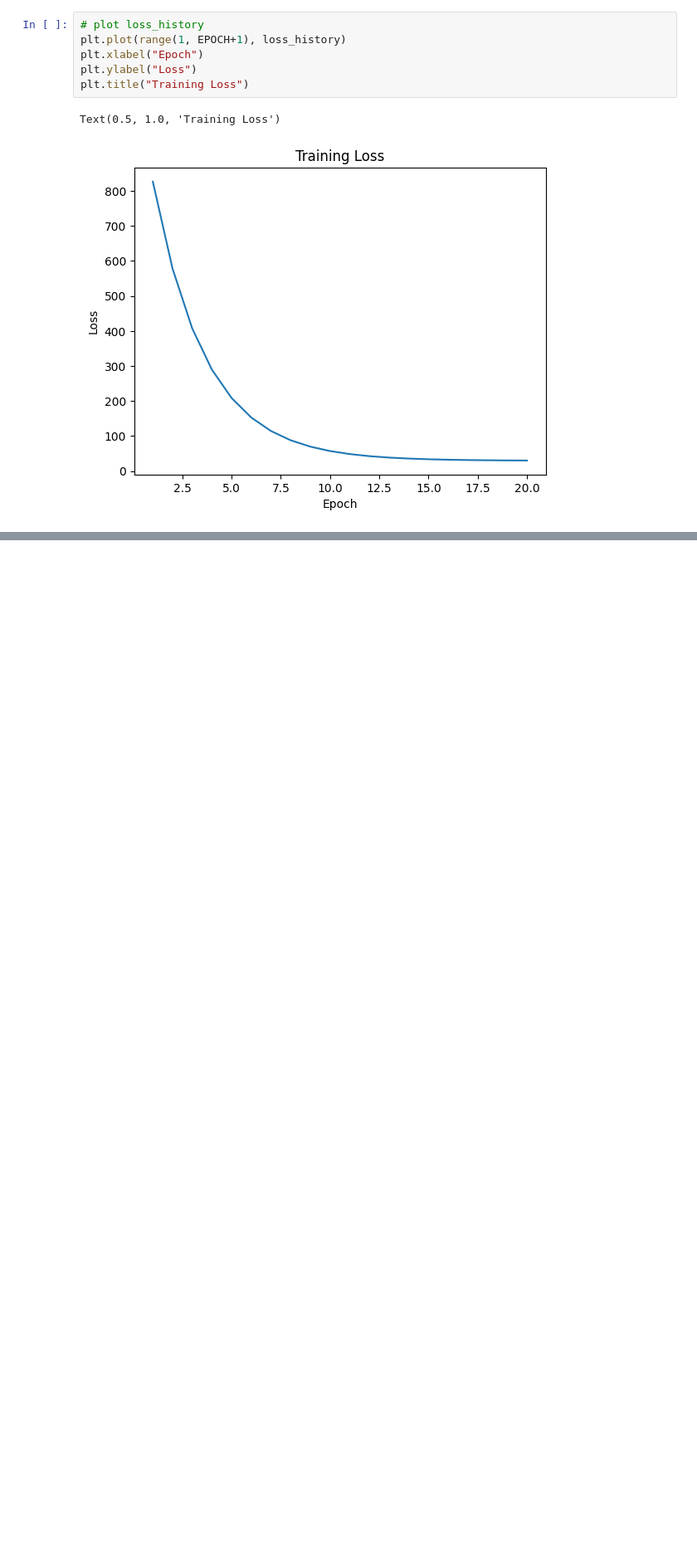
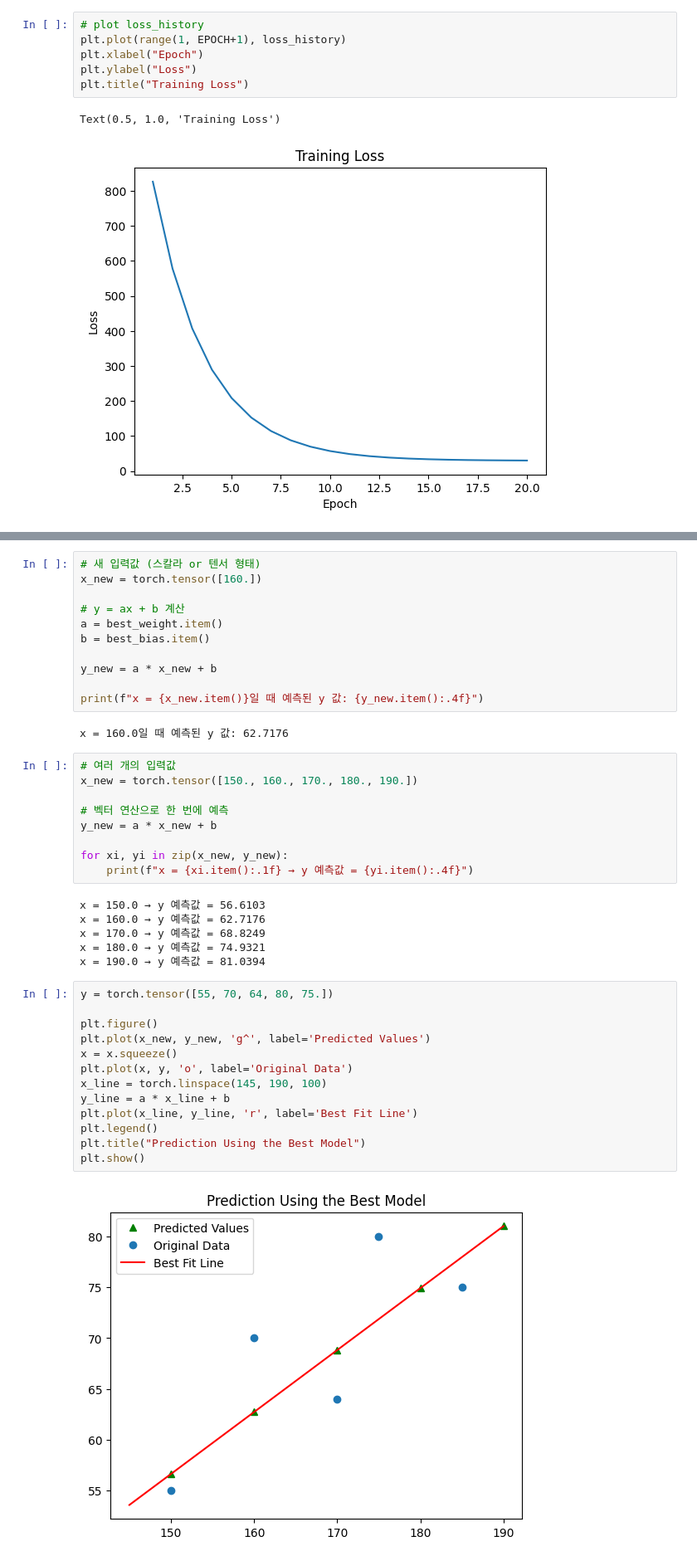
Before and after one commit to KKugi/Deep_learning_textbooks, a Jupyter notebook: Linear_regression.ipynb, the cells around one changed output, grey strips where cells are left out. Shown at 83% size. Saved outputs shown, nothing was run; the diff lists cells and outputs as text; blank space fills up the shorter version.

```diff
--- a/Linear_regression.ipynb
+++ b/Linear_regression.ipynb
@@ -268,0 +487,43 @@ Text(0.5, 1.0, 'Training Loss')
+# %%
+# 새 입력값 (스칼라 or 텐서 형태)
+x_new = torch.tensor([160.])
+
+# y = ax + b 계산
+a = best_weight.item()
+b = best_bias.item()
+
+y_new = a * x_new + b
+
+print(f"x = {x_new.item()}일 때 예측된 y 값: {y_new.item():.4f}")
+# %% [output]
+x = 160.0일 때 예측된 y 값: 62.7176
+# %%
+# 여러 개의 입력값
+x_new = torch.tensor([150., 160., 170., 180., 190.])
+
+# 벡터 연산으로 한 번에 예측
+y_new = a * x_new + b
+
+for xi, yi in zip(x_new, y_new):
+    print(f"x = {xi.item():.1f} → y 예측값 = {yi.item():.4f}")
+# %% [output]
+x = 150.0 → y 예측값 = 56.6103
+x = 160.0 → y 예측값 = 62.7176
+x = 170.0 → y 예측값 = 68.8249
+x = 180.0 → y 예측값 = 74.9321
+x = 190.0 → y 예측값 = 81.0394
+# %%
+y = torch.tensor([55, 70, 64, 80, 75.])
+
+plt.figure()
+plt.plot(x_new, y_new, 'g^', label='Predicted Values')
+x = x.squeeze()
+plt.plot(x, y, 'o', label='Original Data')
+x_line = torch.linspace(145, 190, 100)
+y_line = a * x_line + b
+plt.plot(x_line, y_line, 'r', label='Best Fit Line')
+plt.legend()
+plt.title("Prediction Using the Best Model")
+plt.show()
+# %% [output]
+[figure, added]
```
Also changed, not shown: parts of 3 cells of this notebook.
